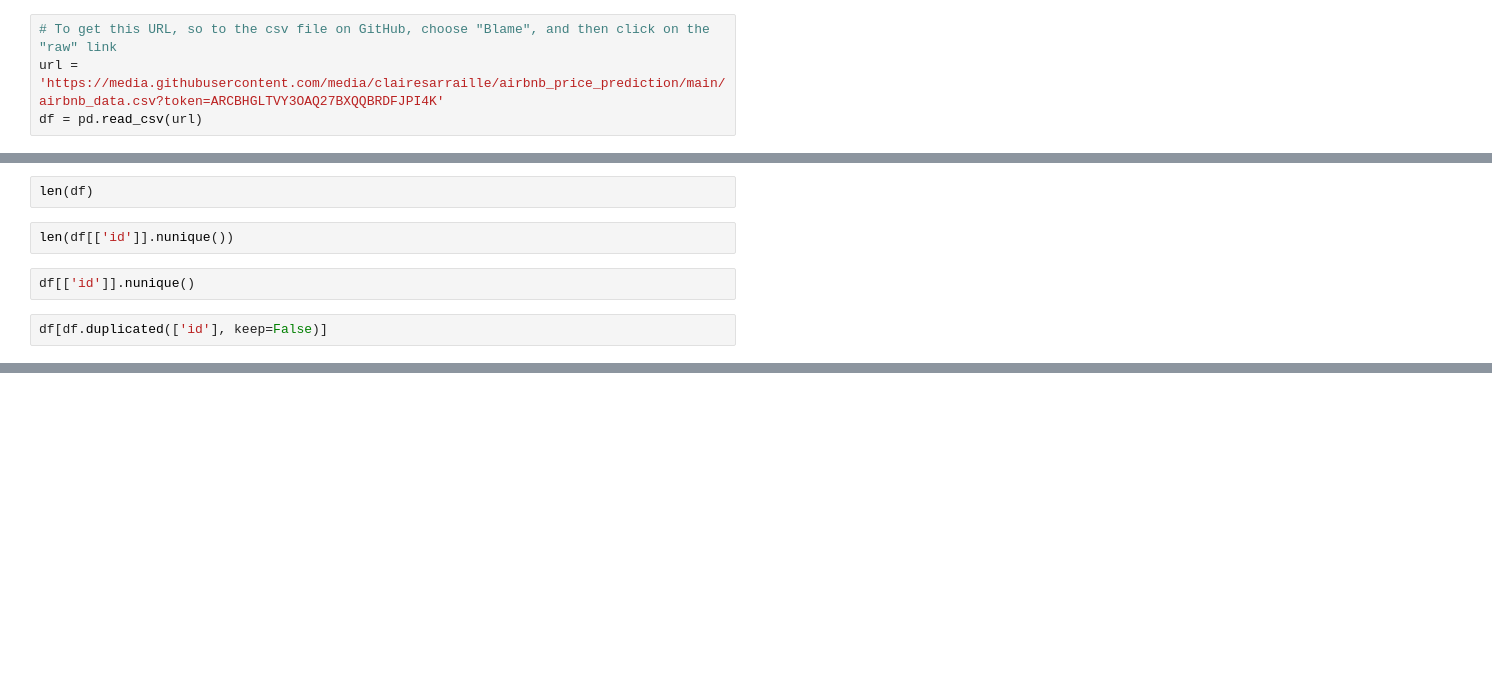
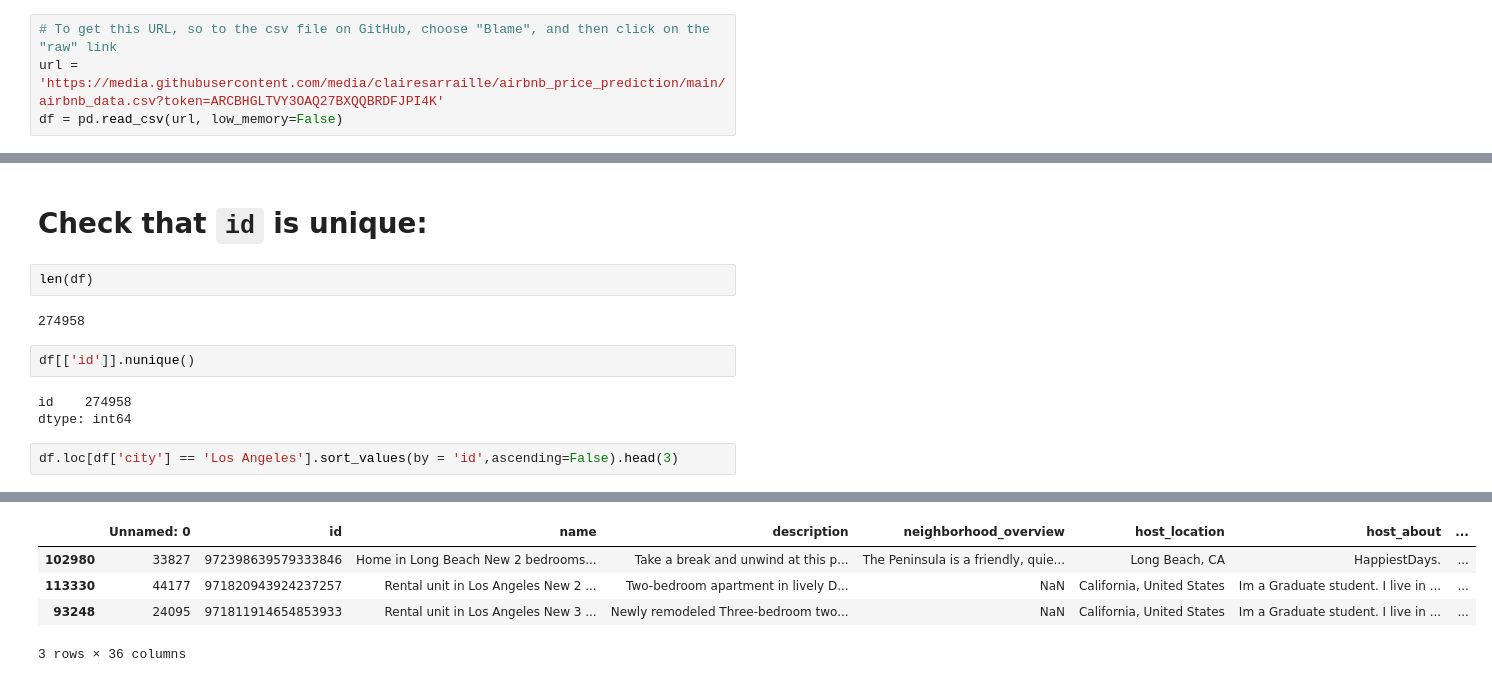
Before and after one commit to clairesarraille/airbnb_price_prediction, a Jupyter notebook: Colab_ver01.ipynb, the cells around one changed output, grey strips where cells are left out. Cells and saved outputs as stored; diff of their text form; blank space fills up the shorter version.

Commit message:
Add low_memory=False argument to csv import

```diff
--- a/Colab_ver01.ipynb
+++ b/Colab_ver01.ipynb
@@ -27,6 +29,6 @@ drive.mount('/content/drive')
 # %%
 # To get this URL, so to the csv file on GitHub, choose "Blame", and then click on the "raw" link
 url = 'https://media.githubusercontent.com/media/clairesarraille/airbnb_price_prediction/main/airbnb_data.csv?token=ARCBHGLTVY3OAQ27BXQQBRDFJPI4K'
-df = pd.read_csv(url)
+df = pd.read_csv(url, low_memory=False)
 # %%
 df[['price', 'id', 'host_location', 'room_type', 'neighbourhood_cleansed', 'city', 'state']][0:1000]
@@ -35,8 +49,14 @@ df.loc[df['city'] == 'Los-Angeles'].sort_values(by = 'id',ascending=False).head(
+# %% [markdown]
+# Check that `id` is unique:
 # %%
 len(df)
+# %% [output]
+274958
-# %%
-len(df[['id']].nunique())
 # %%
 df[['id']].nunique()
+# %% [output]
+id    274958
+dtype: int64
-# %%
-df[df.duplicated(['id'], keep=False)]
+# %%
+df.loc[df['city'] == 'Los Angeles'].sort_values(by = 'id',ascending=False).head(3)
+# %% [output]
@@ -42,0 +64,5 @@ df[df.duplicated(['id'], keep=False)]
+|  | Unnamed: 0 | id | name | description | neighborhood_overview | host_location | host_about | ... |
+| 102980 | 33827 | 972398639579333846 | Home in Long Beach New 2 bedrooms... | Take a break and unwind at this p... | The Peninsula is a friendly, quie... | Long Beach, CA | HappiestDays. | ... |
+| 113330 | 44177 | 971820943924237257 | Rental unit in Los Angeles New 2 ... | Two-bedroom apartment in lively D... | NaN | California, United States | Im a Graduate student. I live in ... | ... |
+| 93248 | 24095 | 971811914654853933 | Rental unit in Los Angeles New 3 ... | Newly remodeled Three-bedroom two... | NaN | California, United States | Im a Graduate student. I live in ... | ... |
+3 rows × 36 columns
```
Also changed, not shown: parts of 6 cells of this notebook.
